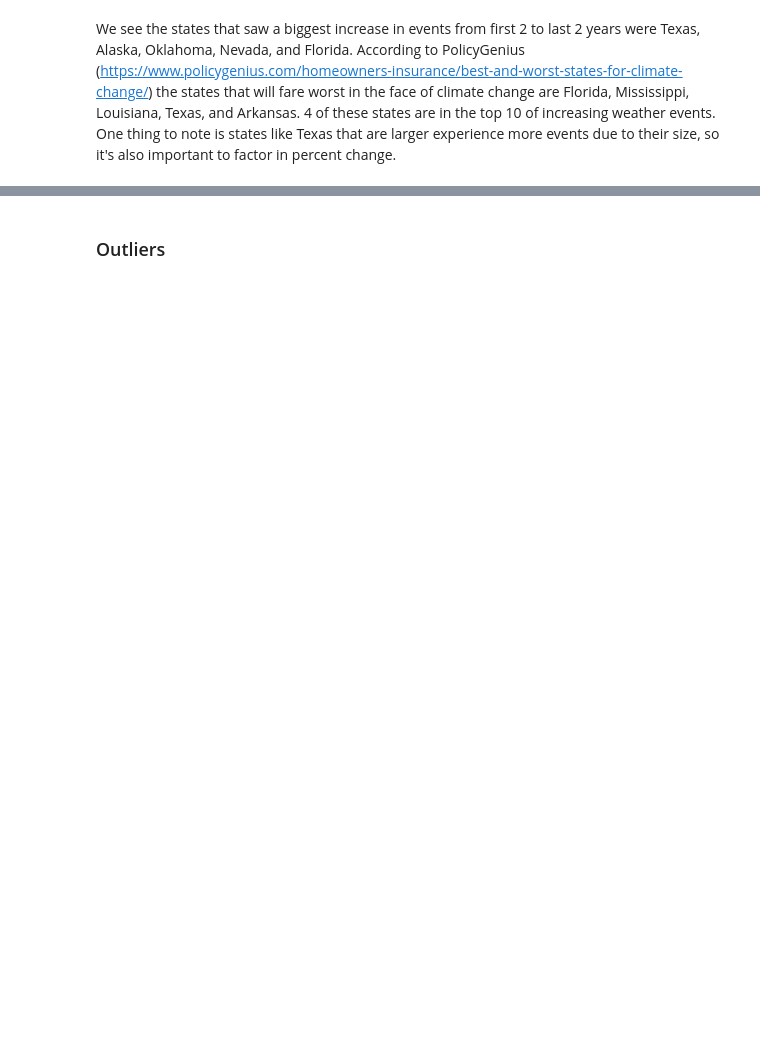
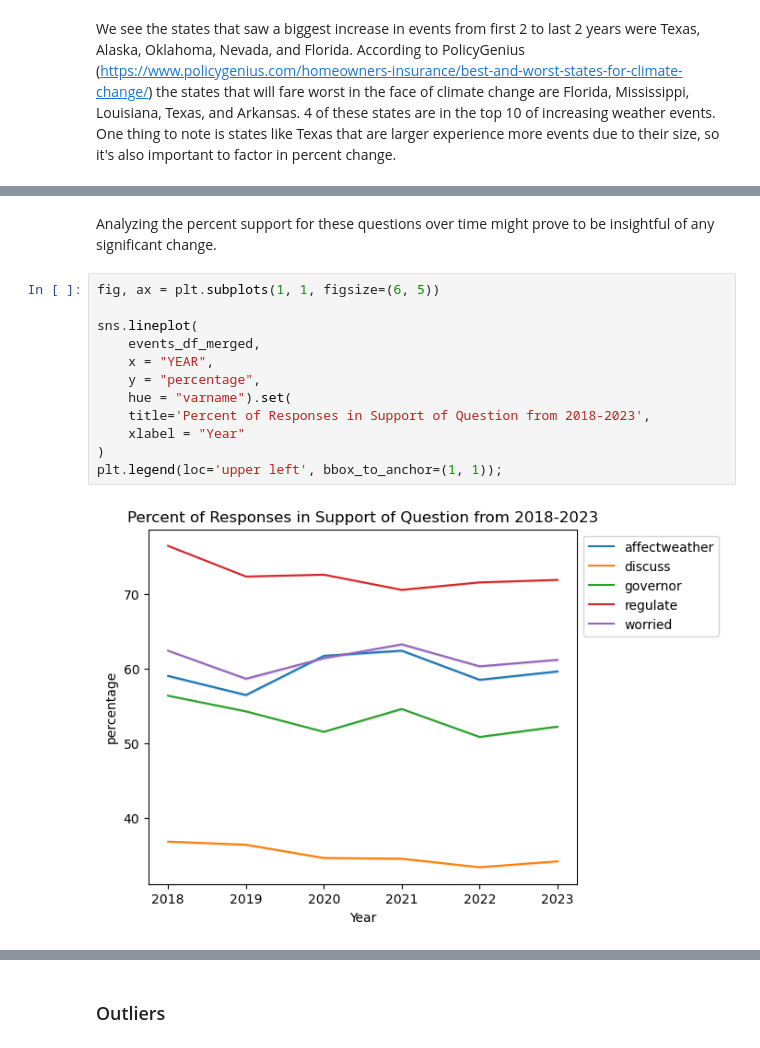
Before and after one commit to ncolebank12/math189-proj, a Jupyter notebook: project.ipynb, the cells around one changed output, grey strips where cells are left out. Saved outputs shown, nothing was run; the diff lists cells and outputs as text; blank space fills up the shorter version.

```diff
--- a/project.ipynb
+++ b/project.ipynb
@@ -363,0 +452,16 @@ print(merged_states.iloc[:10])
+# %% [markdown]
+Analyzing the percent support for these questions over time might prove to be insightful of any significant change.
+# %%
+fig, ax = plt.subplots(1, 1, figsize=(6, 5))
+
+sns.lineplot(
+    events_df_merged,
+    x = "YEAR",
+    y = "percentage",
+    hue = "varname").set(
+    title='Percent of Responses in Support of Question from 2018-2023',
+    xlabel = "Year"
+)
+plt.legend(loc='upper left', bbox_to_anchor=(1, 1));
+# %% [output]
+[figure, added]
```
Also changed, not shown: parts of 69 cells of this notebook.
